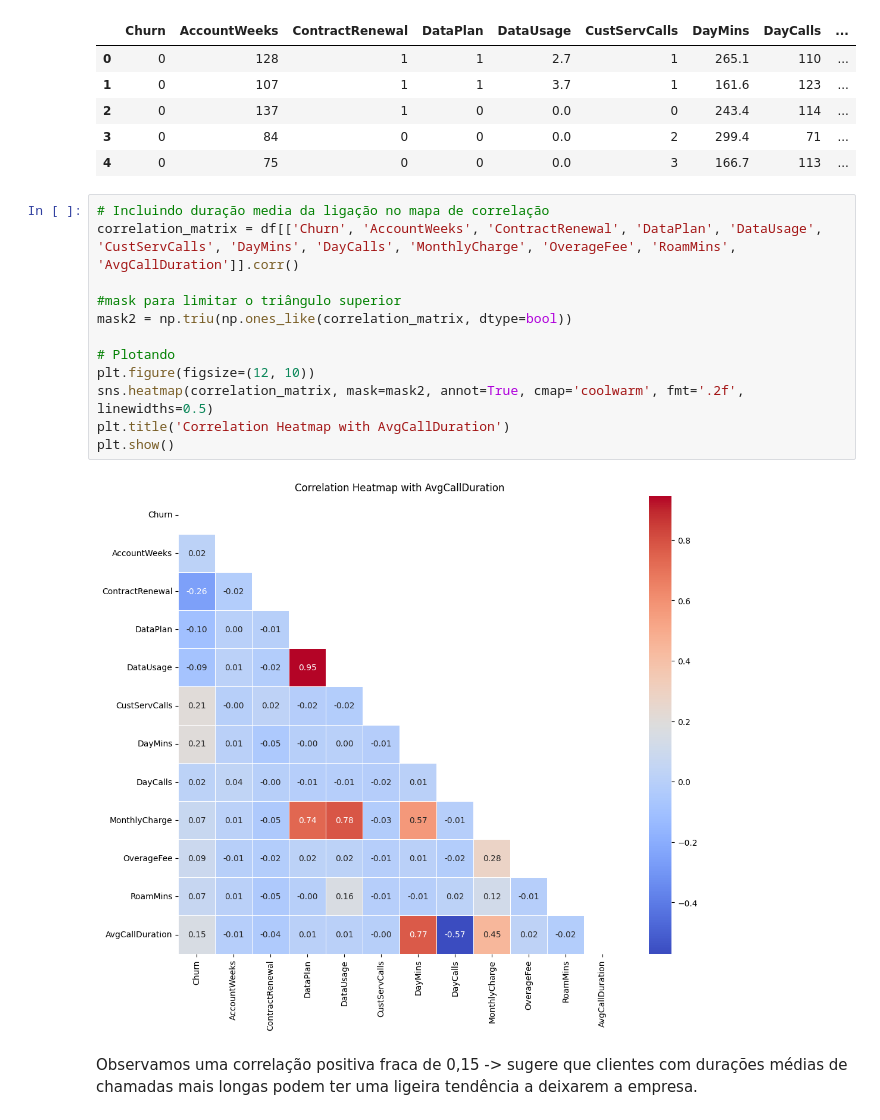
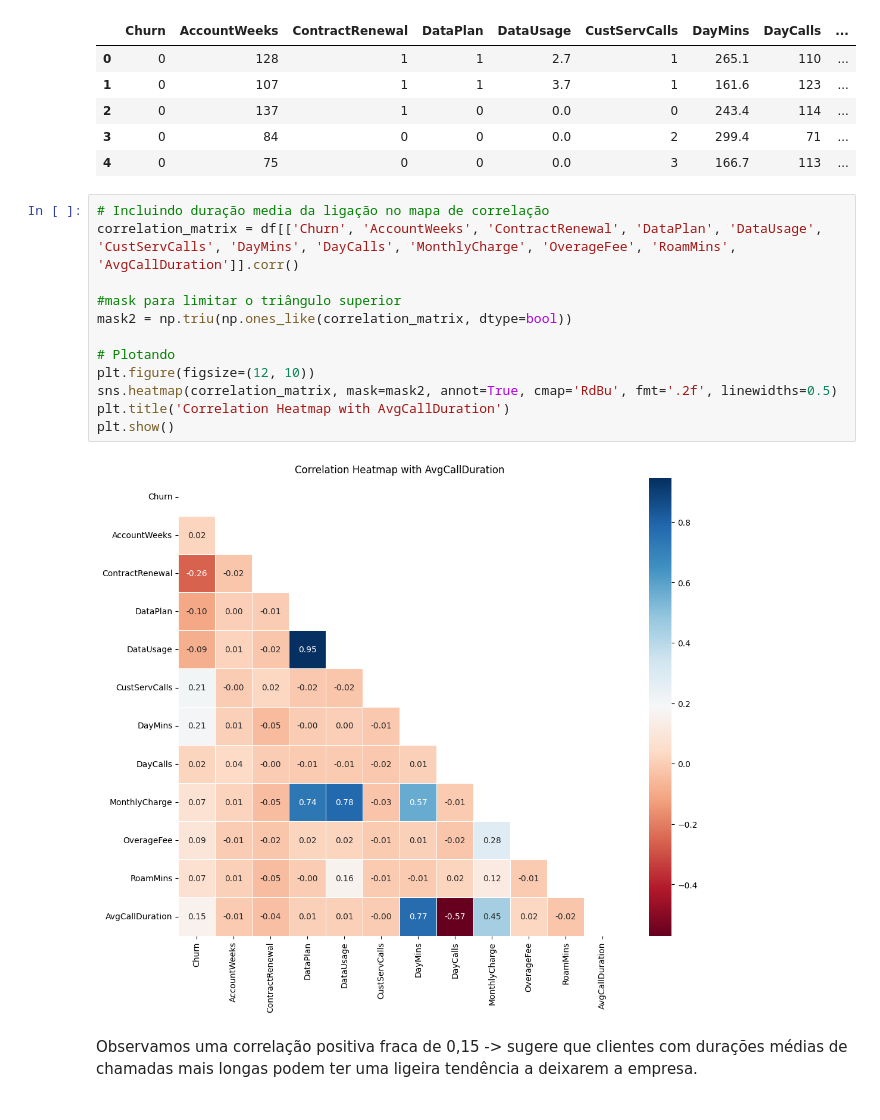
Before and after one commit to mf-gueiros/_sandbox, a Jupyter notebook: CustomerChurn.ipynb, the cells around one changed output. Saved outputs shown, nothing was run; the diff lists cells and outputs as text.

```diff
--- a/CustomerChurn.ipynb
+++ b/CustomerChurn.ipynb
@@ -290,17 +270,17 @@ df.head()
 # %%
 # Incluindo duração media da ligação no mapa de correlação
 correlation_matrix = df[['Churn', 'AccountWeeks', 'ContractRenewal', 'DataPlan', 'DataUsage', 'CustServCalls', 'DayMins', 'DayCalls', 'MonthlyCharge', 'OverageFee', 'RoamMins', 'AvgCallDuration']].corr()
 
 #mask para limitar o triângulo superior
 mask2 = np.triu(np.ones_like(correlation_matrix, dtype=bool))
 
 # Plotando
 plt.figure(figsize=(12, 10))
-sns.heatmap(correlation_matrix, mask=mask2, annot=True, cmap='coolwarm', fmt='.2f', linewidths=0.5)
+sns.heatmap(correlation_matrix, mask=mask2, annot=True, cmap='RdBu', fmt='.2f', linewidths=0.5)
 plt.title('Correlation Heatmap with AvgCallDuration')
 plt.show()
 # %% [output]
-[figure, old version]
+[figure, new version]
 # %% [markdown]
 Observamos uma correlação positiva fraca de 0,15 -> sugere que clientes com durações médias de chamadas mais longas podem ter uma ligeira tendência a deixarem a empresa.
 # %% [markdown]
```
Also changed, not shown: parts of 8 cells of this notebook, 1 other file.
